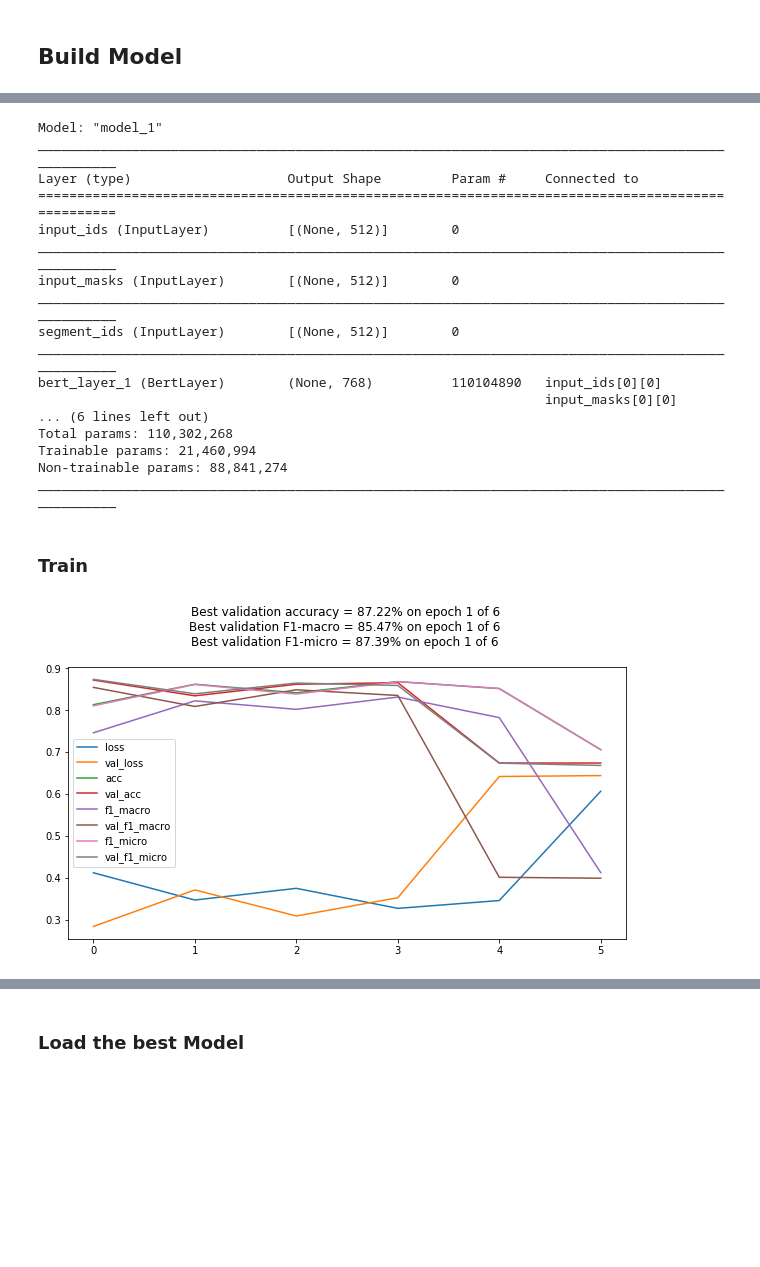
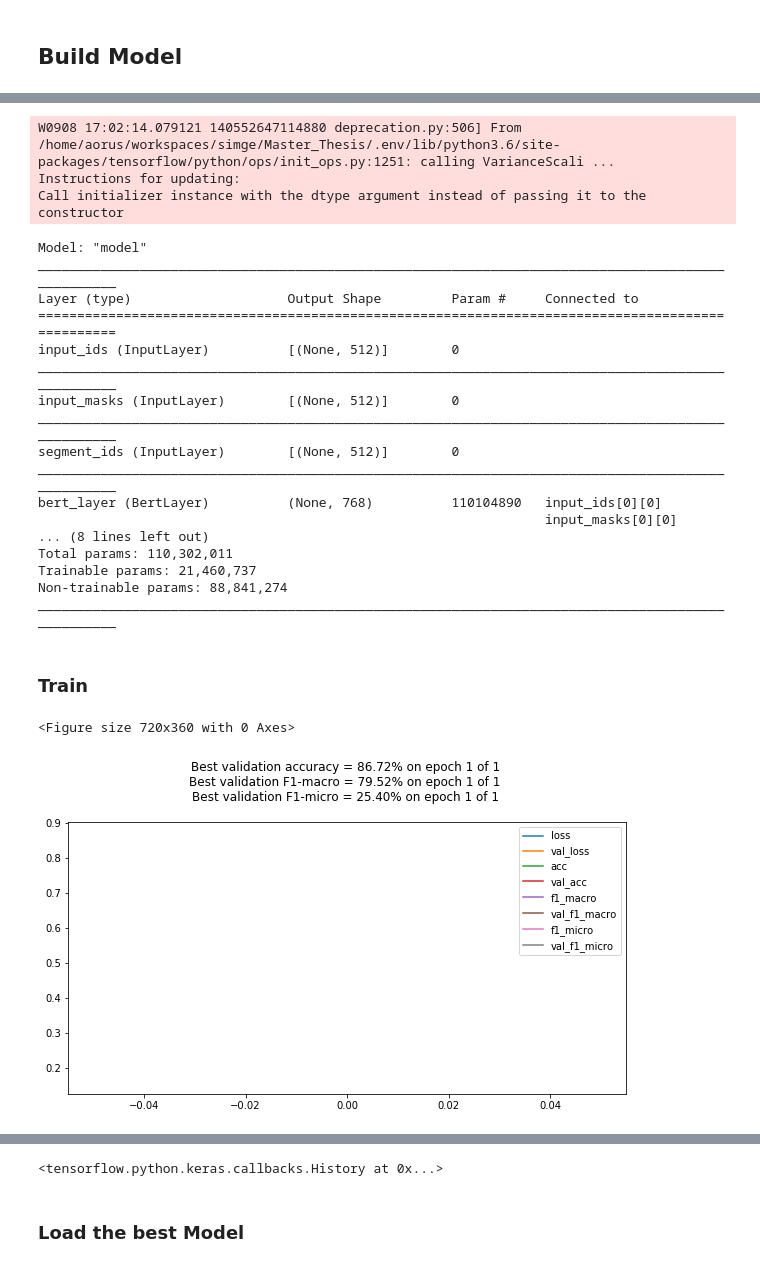
Before and after one commit to simgeekiz/Master_Thesis, a Jupyter notebook: RQ1-BERT.ipynb, the cells around one changed output, grey strips where cells are left out. Saved outputs shown, nothing was run; the diff lists cells and outputs as text; code cells hidden in the pictures; blank space fills up the shorter version.

```diff
--- a/RQ1-BERT.ipynb
+++ b/RQ1-BERT.ipynb
@@ -89,17 +89,19 @@ X_test, y_test = get_input(test_data, max_seq_length, n_tags, bert_path, True)
 # %% [markdown]
 ## Build Model
 # %%
-def build_model_0(max_seq_length):
-    in_id = Input(shape=(max_seq_length,), name="input_ids")
-    in_mask = Input(shape=(max_seq_length,), name="input_masks")
-    in_segment = Input(shape=(max_seq_length,), name="segment_ids")
-    bert_inputs = [in_id, in_mask, in_segment]
+def build_model_0(max_seq_length, n_fine_tune_layers=3,
+                  bert_path="https://tfhub.dev/google/bert_uncased_L-12_H-768_A-12/1"):
 
-    bert_output = BertLayer(n_fine_tune_layers=3, bert_path=bert_path)(bert_inputs)
+    bert_inputs = [Input(shape=(max_seq_length,), name="input_ids"),
+                   Input(shape=(max_seq_length,), name="input_masks"),
+                   Input(shape=(max_seq_length,), name="segment_ids")]
 
-    dense = Dense(256, activation="relu")(bert_output)
-#     dense = Dense(256, activation="relu")(dense)
+    bert_output = BertLayer(n_fine_tune_layers=n_fine_tune_layers,
+                            pooling='mean', bert_path=bert_path)(bert_inputs)
 
-    pred = Dense(2, activation="sigmoid")(dense)
+    x = Dense(256)(bert_output)
+    x = Activation('relu')(x)
+
+    pred = Dense(1, activation="sigmoid")(x)
 
     return Model(inputs=bert_inputs, outputs=pred)
@@ -125,37 +108,41 @@ def build_model_0(max_seq_length, n_tags):
 # %%
+tuned_layers = 3
 learningrate=0.001 # 0.01
 optimizer = Adam(lr=learningrate)
 optimizer_str = 'Adam'
 loss = 'binary_crossentropy'
 metrics = ['acc', f1_macro, f1_micro]
 # %%
-model = build_model_0(max_seq_length)#, n_tags)
+model = build_model_0(max_seq_length, n_fine_tune_layers=tuned_layers)#, n_tags)
 model.summary()
 
 model.compile(loss=loss, optimizer=optimizer, metrics=metrics)
 # %% [output]
-Model: "model_1"
-__________________________________________________________________________________________________
-Layer (type)                    Output Shape         Param #     Connected to
-==================================================================================================
-input_ids (InputLayer)          [(None, 512)]        0
-__________________________________________________________________________________________________
-input_masks (InputLayer)        [(None, 512)]        0
-__________________________________________________________________________________________________
-segment_ids (InputLayer)        [(None, 512)]        0
-__________________________________________________________________________________________________
-bert_layer_1 (BertLayer)        (None, 768)          110104890   input_ids[0][0]
-                                                                 input_masks[0][0]
-... (6 lines left out)
-Total params: 110,302,268
-Trainable params: 21,460,994
-Non-trainable params: 88,841,274
-__________________________________________________________________________________________________
+W0908 17:02:14.079121 140552647114880 deprecation.py:506] From /home/aorus/workspaces/simge/Master_Thesis/.env/lib/python3.6/site-packages/tensorflow/python/ops/init_ops.py:1251: calling VarianceScali ...
+Instructions for updating:
+Call initializer instance with the dtype argument instead of passing it to the constructor
+Model: "model"
+__________________________________________________________________________________________________
+Layer (type)                    Output Shape         Param #     Connected to
+==================================================================================================
+input_ids (InputLayer)          [(None, 512)]        0
+__________________________________________________________________________________________________
+input_masks (InputLayer)        [(None, 512)]        0
+__________________________________________________________________________________________________
+segment_ids (InputLayer)        [(None, 512)]        0
+__________________________________________________________________________________________________
+bert_layer (BertLayer)          (None, 768)          110104890   input_ids[0][0]
+                                                                 input_masks[0][0]
+... (8 lines left out)
+Total params: 110,302,011
+Trainable params: 21,460,737
+Non-trainable params: 88,841,274
+__________________________________________________________________________________________________
 # %%
 model_name = 'RQ1_test_bert_model_0' + \
+             '_tunedlayers_' + str(tuned_layers) + \
              '_' + optimizer_str +  \
-             '_lr_' + str(learningrate) +  \
-             '_lrreduction' + \
+             '_lr_' + str(learningrate) + \
              '_loss_' + loss
 
 model_dir = './Model/' + model_name.split('model')[0] + 'model/' + model_name
@@ -167,14 +154,12 @@ results_file = os.path.join(model_dir, 'model_results_file.txt')
 initialize_vars(sess)
 # %%
 model.fit(X_tra, y_tra,
-          epochs=20,
+          epochs=1,
           batch_size=batch_size,
           validation_data=(X_val, y_val),
           callbacks=[
-              PlotCurves(model_name=model_name, model_dir=model_dir, jnote=True),
-#               ReduceLROnPlateau(monitor='val_f1_macro', patience=5,
-#                                 factor=0.1, min_lr=0.00001),
-#               EarlyStopping(monitor='val_f1_macro', min_delta=0, patience=10, mode='max')
+              PlotCurves(model_name=model_name, model_dir=model_dir, jnote=True)
           ])
 # %% [output]
+<Figure size 720x360 with 0 Axes>
-[figure, old version]
+[figure, new version]
@@ -184,3 +167,4 @@ KeyboardInterrupt:
+<tensorflow.python.keras.callbacks.History at 0x...>
 # %% [markdown]
 ### Load the best Model
 # %%
```
Also changed, not shown: parts of 11 cells of this notebook, 4 other files.
